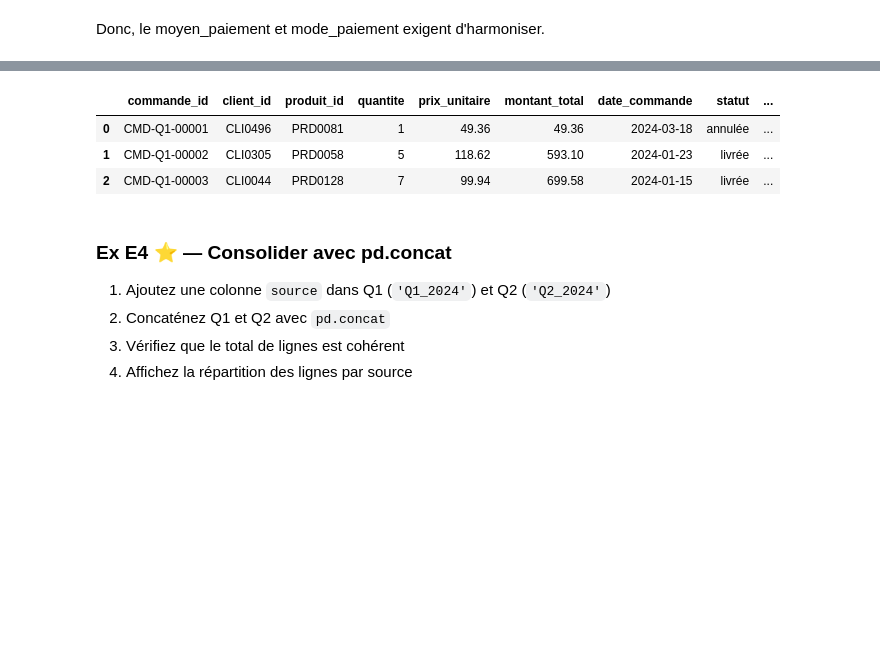
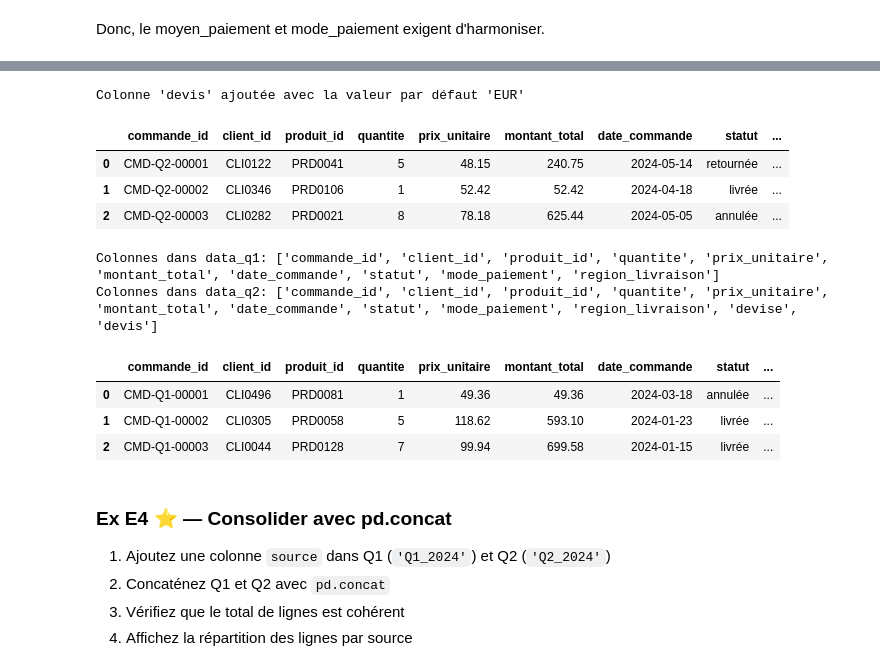
Before and after one commit to Bet-Zawl/Project_python, a Jupyter notebook: ETL_exercices.ipynb, the cells around one changed output, grey strips where cells are left out. Cells and saved outputs as stored; diff of their text form; code cells hidden in the pictures; blank space fills up the shorter version.

```diff
--- a/ETL_exercices.ipynb
+++ b/ETL_exercices.ipynb
@@ -90 +108,25 @@ Index(['commande_id', 'client_id', 'produit_id', 'quantite', 'prix_unitaire',
+# %%
+
+#Ajoutez la colonne manquante dans Q1 avec une valeur par défaut
+def add_missing_column(df, column_name, default_value):
+    if column_name not in df.columns:
+        df[column_name] = default_value
+        print(f"Colonne '{column_name}' ajoutée avec la valeur par défaut '{default_value}'")
+    else:
+        print(f"Colonne '{column_name}' existe déjà dans le DataFrame.")
+    return df.head(3)
+add_missing_column(data_q2, "devis", "EUR")
+# %% [output]
+Colonne 'devis' ajoutée avec la valeur par défaut 'EUR'
+|  | commande_id | client_id | produit_id | quantite | prix_unitaire | montant_total | date_commande | statut | ... |
+| 0 | CMD-Q2-00001 | CLI0122 | PRD0041 | 5 | 48.15 | 240.75 | 2024-05-14 | retournée | ... |
+| 1 | CMD-Q2-00002 | CLI0346 | PRD0106 | 1 | 52.42 | 52.42 | 2024-04-18 | livrée | ... |
+| 2 | CMD-Q2-00003 | CLI0282 | PRD0021 | 8 | 78.18 | 625.44 | 2024-05-05 | annulée | ... |
+# %%
+#Vérifiez que les deux DataFrames ont maintenant les mêmes colonnes
+print("Colonnes dans data_q1:", data_q1.columns.tolist())
+print("Colonnes dans data_q2:", data_q2.columns.tolist())
+# %% [output]
+Colonnes dans data_q1: ['commande_id', 'client_id', 'produit_id', 'quantite', 'prix_unitaire', 'montant_total', 'date_commande', 'statut', 'mode_paiement', 'region_livraison']
+Colonnes dans data_q2: ['commande_id', 'client_id', 'produit_id', 'quantite', 'prix_unitaire', 'montant_total', 'date_commande', 'statut', 'mode_paiement', 'region_livraison', 'devise', 'devis']
 # %%
```
Also changed, not shown: parts of 38 cells of this notebook.
